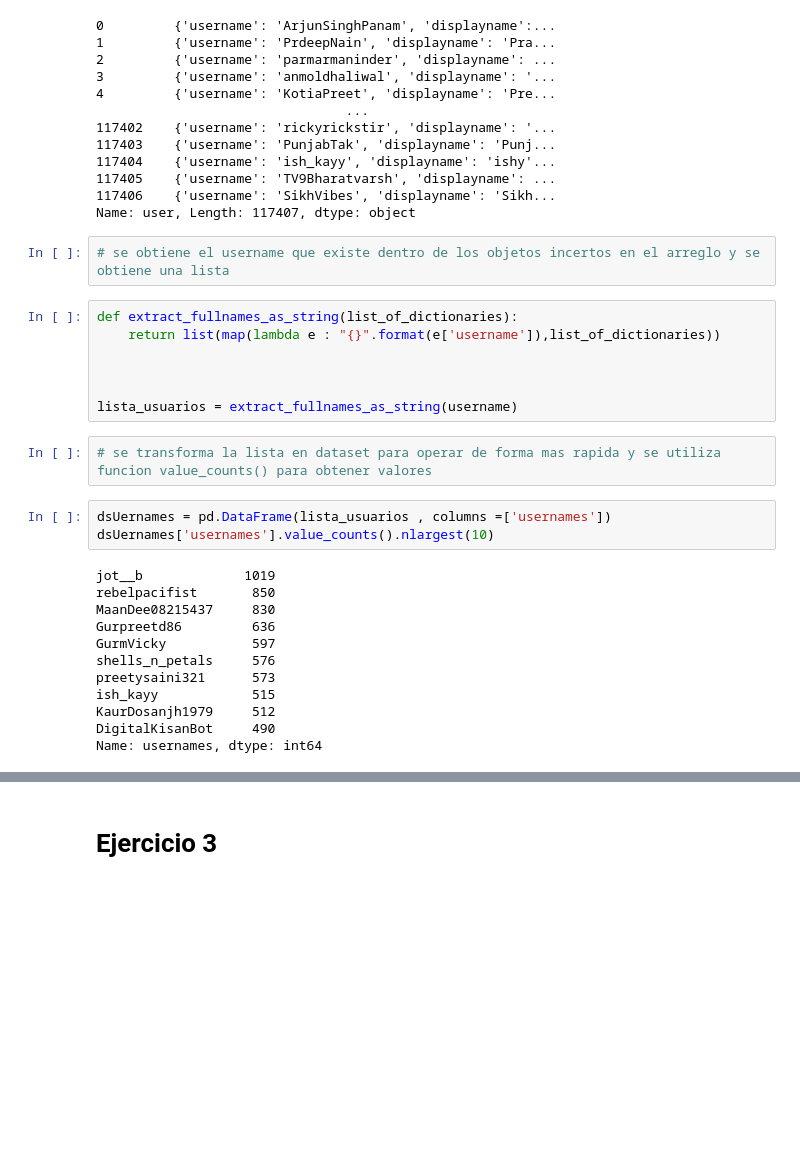
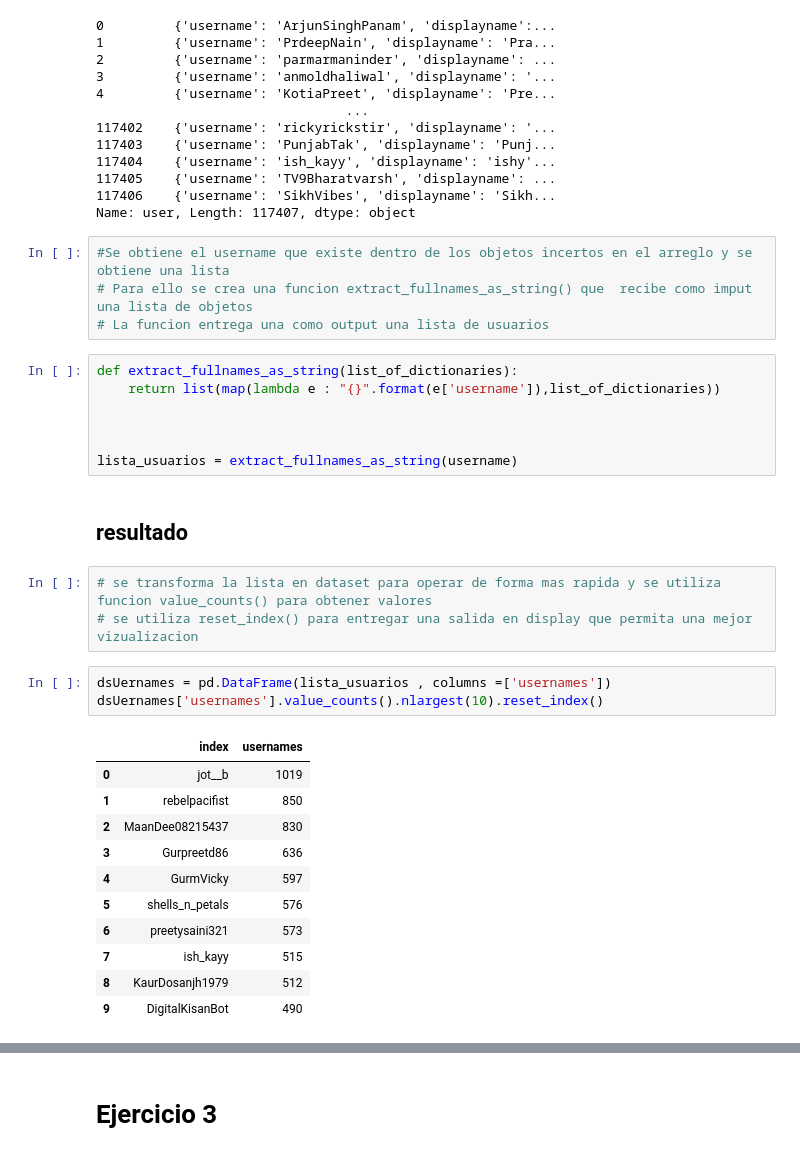
Before and after one commit to apachaii/Data-Engineer---Danilo-Molina, a Jupyter notebook: Data Engineer - Danilo Molina.ipynb, the cells around one changed output, grey strips where cells are left out. Drawn from its saved outputs; the diff is of its cells as text; blank space fills up the shorter version.

Commit message:
improvements in comments and results visualization

```diff
--- a/Data Engineer - Danilo Molina.ipynb
+++ b/Data Engineer - Danilo Molina.ipynb
@@ -46,7 +46,9 @@ username
 117406    {'username': 'SikhVibes', 'displayname': 'Sikh...
 Name: user, Length: 117407, dtype: object
 # %%
-# se obtiene el username que existe dentro de los objetos incertos en el arreglo y se obtiene una lista
+#Se obtiene el username que existe dentro de los objetos incertos en el arreglo y se obtiene una lista
+# Para ello se crea una funcion extract_fullnames_as_string() que  recibe como imput una lista de objetos
+# La funcion entrega una como output una lista de usuarios
 # %%
 def extract_fullnames_as_string(list_of_dictionaries):
     return list(map(lambda e : "{}".format(e['username']),list_of_dictionaries))
@@ -54,20 +56,23 @@ def extract_fullnames_as_string(list_of_dictionaries):
 
 
 lista_usuarios = extract_fullnames_as_string(username)
+# %% [markdown]
+## resultado
 # %%
 # se transforma la lista en dataset para operar de forma mas rapida y se utiliza funcion value_counts() para obtener valores
+# se utiliza reset_index() para entregar una salida en display que permita una mejor vizualizacion
 # %%
 dsUernames = pd.DataFrame(lista_usuarios , columns =['usernames'])
-dsUernames['usernames'].value_counts().nlargest(10)
+dsUernames['usernames'].value_counts().nlargest(10).reset_index()
 # %% [output]
-jot__b             1019
-rebelpacifist       850
-MaanDee08215437     830
-Gurpreetd86         636
-GurmVicky           597
-shells_n_petals     576
-preetysaini321      573
-ish_kayy            515
-KaurDosanjh1979     512
-DigitalKisanBot     490
-Name: usernames, dtype: int64
+|  | index | usernames |
+| 0 | jot__b | 1019 |
+| 1 | rebelpacifist | 850 |
+| 2 | MaanDee08215437 | 830 |
+| 3 | Gurpreetd86 | 636 |
+| 4 | GurmVicky | 597 |
+| 5 | shells_n_petals | 576 |
+| 6 | preetysaini321 | 573 |
+| 7 | ish_kayy | 515 |
+| 8 | KaurDosanjh1979 | 512 |
+| 9 | DigitalKisanBot | 490 |
```
Also changed, not shown: parts of 29 cells of this notebook.
